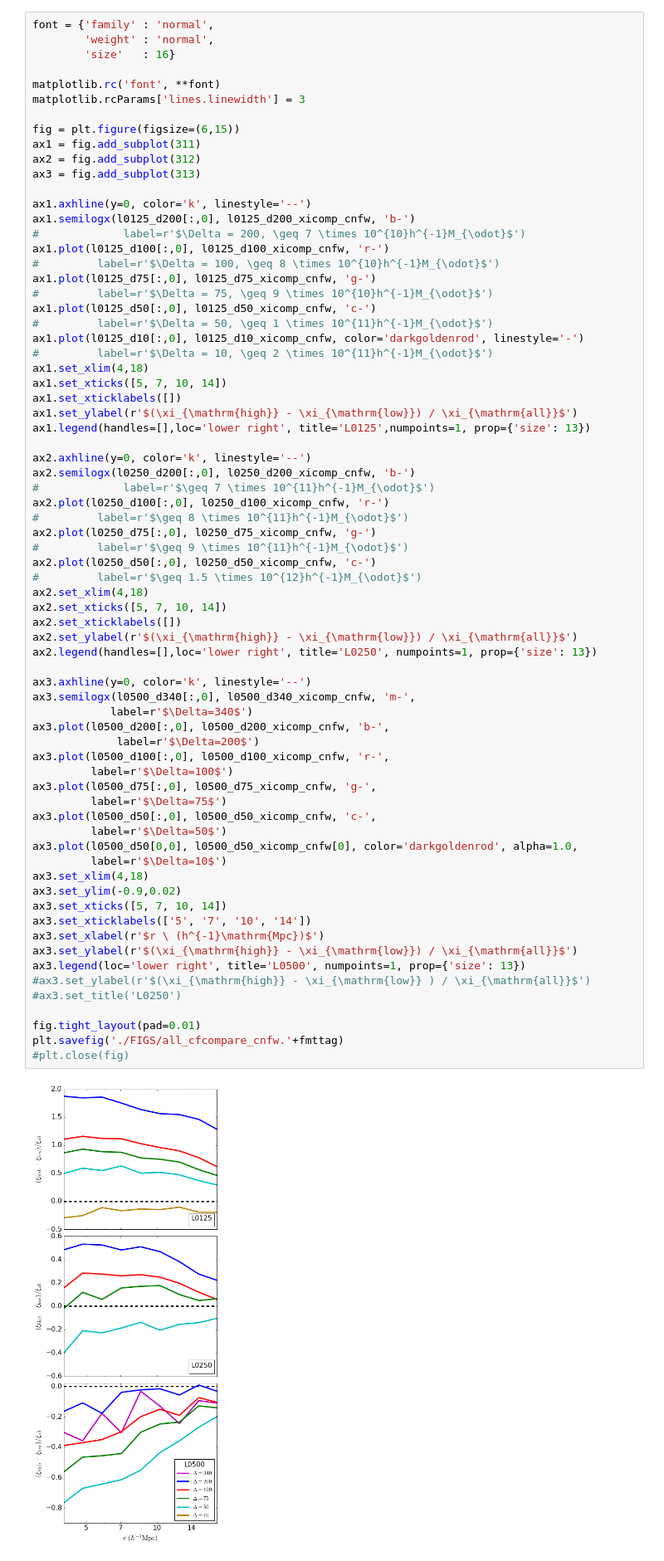
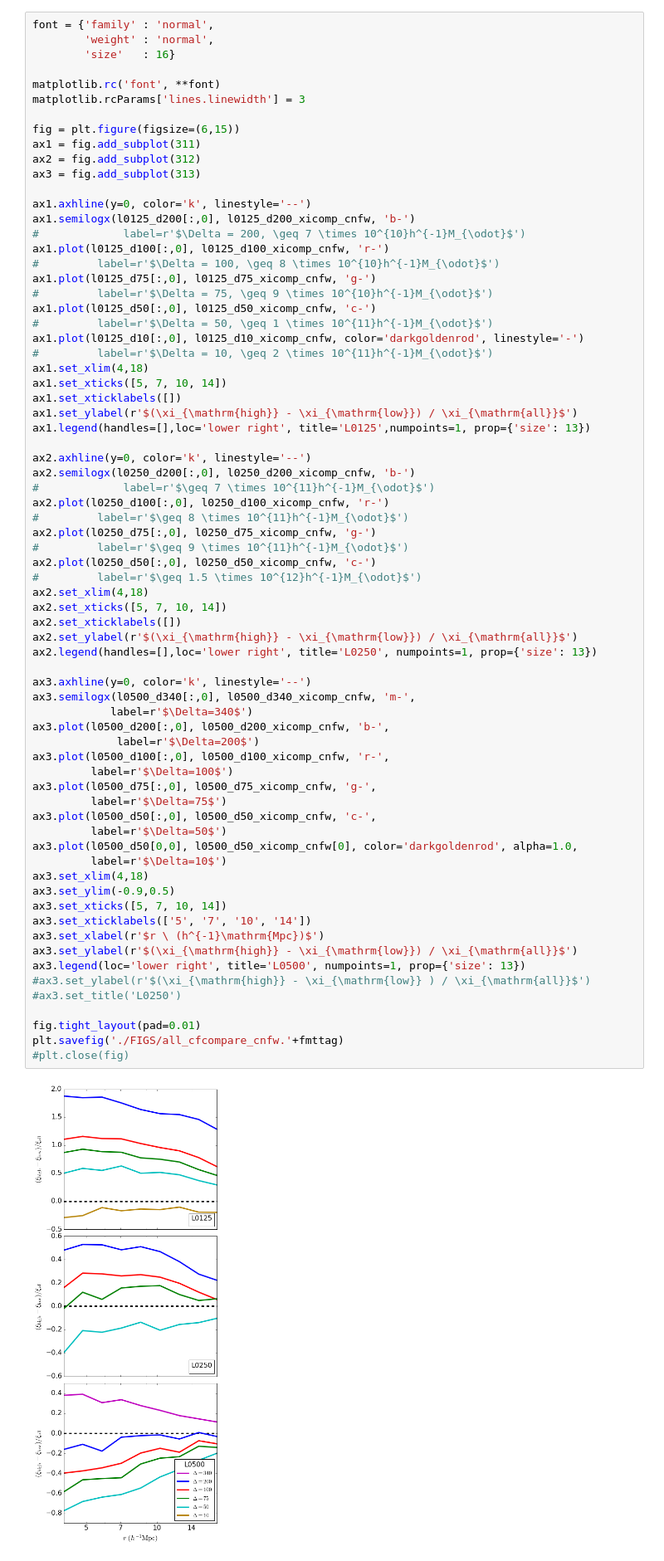
Before and after one commit to villarrealas/haloenviron-pipeline, a Jupyter notebook: PlotMaker.ipynb, the cells around one changed output. Shown at 83% size. Drawn from its saved outputs; the diff is of its cells as text.

```diff
--- a/PlotMaker.ipynb
+++ b/PlotMaker.ipynb
@@ -118,35 +187,35 @@ ax2.set_xticks([5, 7, 10, 14])
 ax2.set_xticklabels([])
 ax2.set_ylabel(r'$(\xi_{\mathrm{high}} - \xi_{\mathrm{low}}) / \xi_{\mathrm{all}}$')
 ax2.legend(handles=[],loc='lower right', title='L0250', numpoints=1, prop={'size': 13})
 
 ax3.axhline(y=0, color='k', linestyle='--')
 ax3.semilogx(l0500_d340[:,0], l0500_d340_xicomp_cnfw, 'm-',
             label=r'$\Delta=340$')
 ax3.plot(l0500_d200[:,0], l0500_d200_xicomp_cnfw, 'b-',
              label=r'$\Delta=200$')
 ax3.plot(l0500_d100[:,0], l0500_d100_xicomp_cnfw, 'r-',
          label=r'$\Delta=100$')
 ax3.plot(l0500_d75[:,0], l0500_d75_xicomp_cnfw, 'g-',
          label=r'$\Delta=75$')
 ax3.plot(l0500_d50[:,0], l0500_d50_xicomp_cnfw, 'c-',
          label=r'$\Delta=50$')
 ax3.plot(l0500_d50[0,0], l0500_d50_xicomp_cnfw[0], color='darkgoldenrod', alpha=1.0,
          label=r'$\Delta=10$')
 ax3.set_xlim(4,18)
-ax3.set_ylim(-0.9,0.02)
+ax3.set_ylim(-0.9,0.5)
 ax3.set_xticks([5, 7, 10, 14])
 ax3.set_xticklabels(['5', '7', '10', '14'])
 ax3.set_xlabel(r'$r \ (h^{-1}\mathrm{Mpc})$')
 ax3.set_ylabel(r'$(\xi_{\mathrm{high}} - \xi_{\mathrm{low}}) / \xi_{\mathrm{all}}$')
 ax3.legend(loc='lower right', title='L0500', numpoints=1, prop={'size': 13})
 #ax3.set_ylabel(r'$(\xi_{\mathrm{high}} - \xi_{\mathrm{low}} ) / \xi_{\mathrm{all}}$')
 #ax3.set_title('L0250')
 
 fig.tight_layout(pad=0.01)
 plt.savefig('./FIGS/all_cfcompare_cnfw.'+fmttag)
 #plt.close(fig)
 # %% [output]
-[figure, old version]
+[figure, new version]
 # %%
 font = {'family' : 'normal',
         'weight' : 'normal',
```
Also changed, not shown: parts of 16 cells of this notebook, 3 other files.
